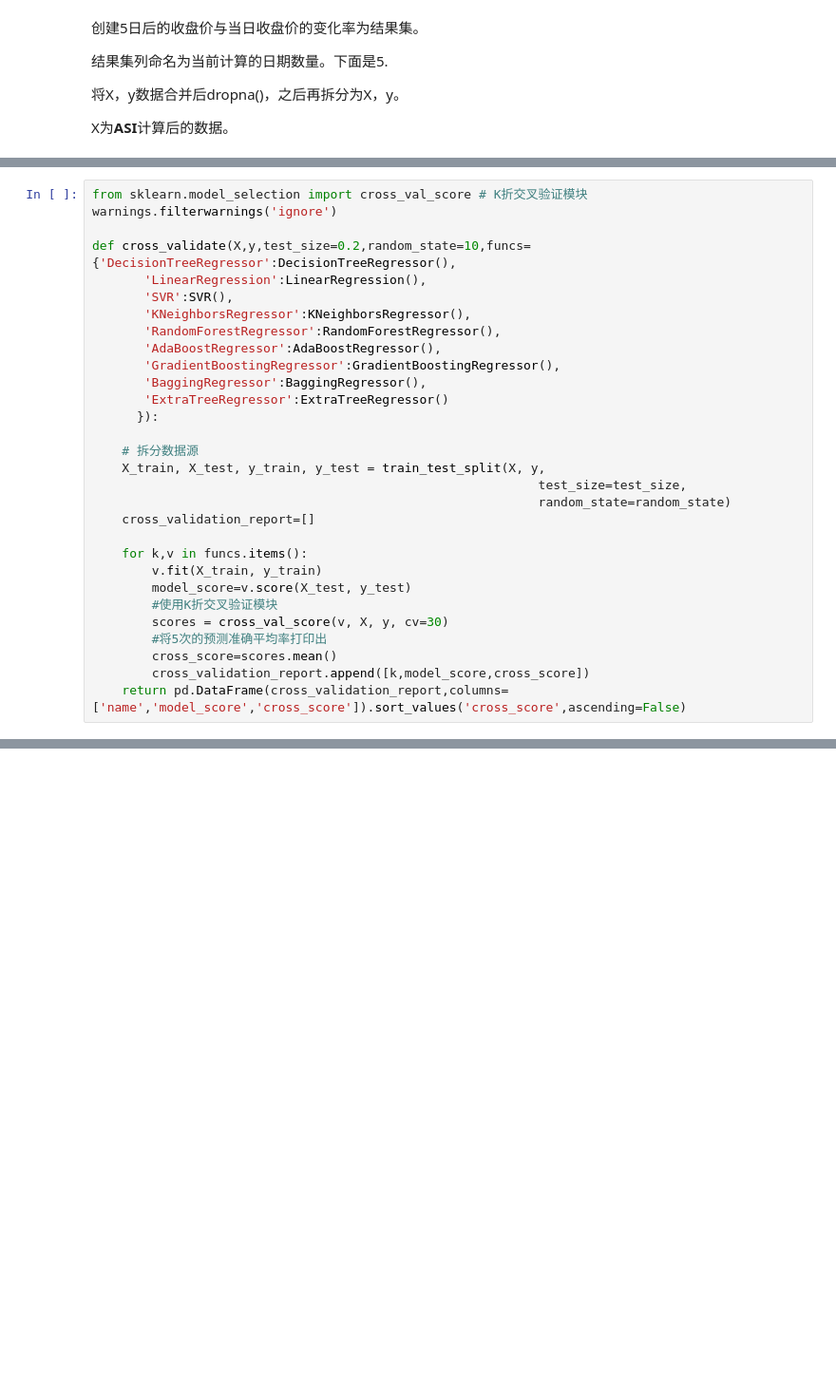
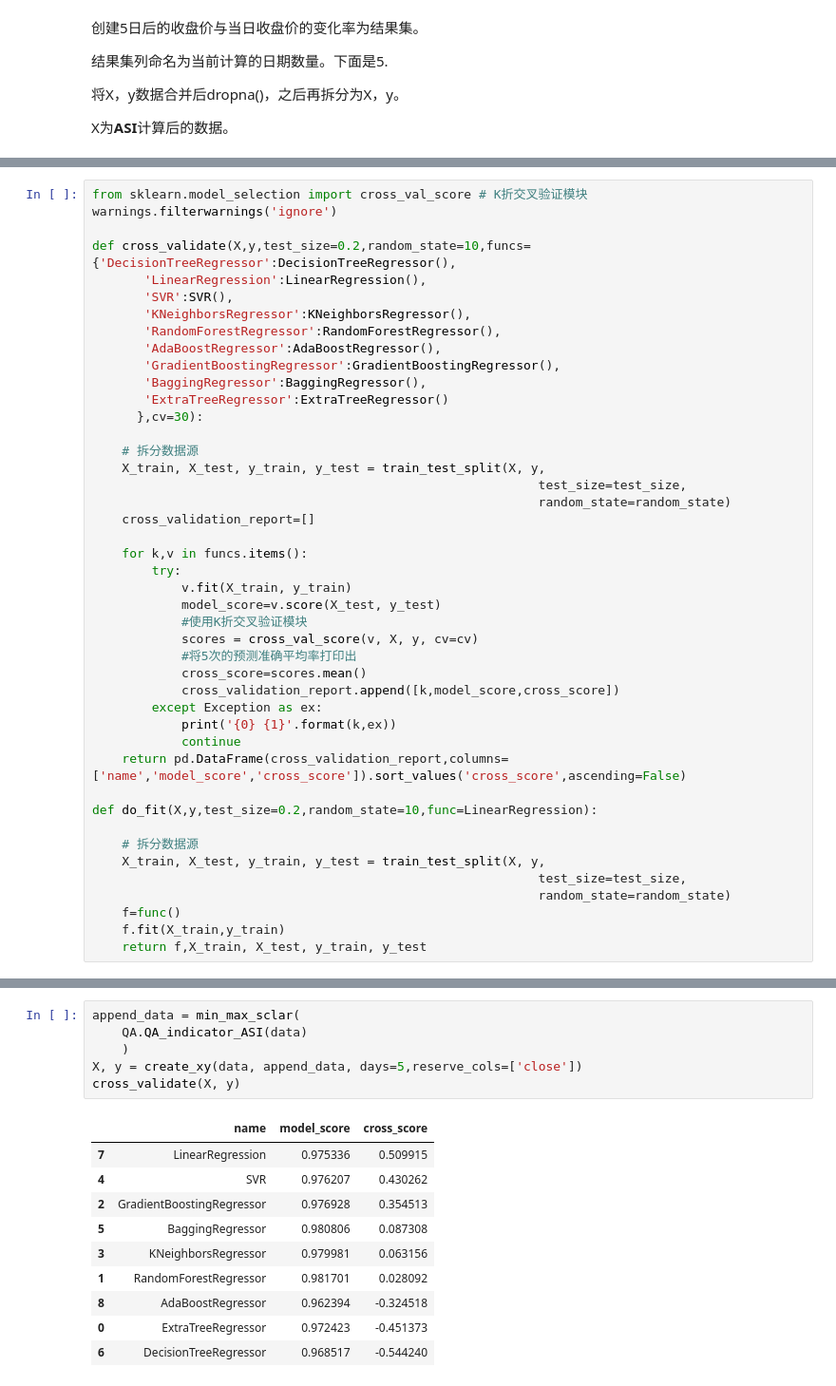
Before and after one commit to GuQiangJS/finance_ai_py, a Jupyter notebook: samples/Untitled Folder/未命名.ipynb, the cells around one changed output, grey strips where cells are left out. Shown at 95% size. Cells and saved outputs as stored; diff of their text form; blank space fills up the shorter version.

```diff
--- a/samples/Untitled Folder/未命名.ipynb
+++ b/samples/Untitled Folder/未命名.ipynb
@@ -122,7 +121,7 @@ def cross_validate(X,y,test_size=0.2,random_state=10,funcs={'DecisionTreeRegress
        'GradientBoostingRegressor':GradientBoostingRegressor(),
        'BaggingRegressor':BaggingRegressor(),
        'ExtraTreeRegressor':ExtraTreeRegressor()
-      }):
+      },cv=30):
 
     # 拆分数据源
     X_train, X_test, y_train, y_test = train_test_split(X, y,
@@ -131,11 +130,25 @@ def cross_validate(X,y,test_size=0.2,random_state=10,funcs={'DecisionTreeRegress
     cross_validation_report=[]
 
     for k,v in funcs.items():
-        v.fit(X_train, y_train)
-        model_score=v.score(X_test, y_test)
-        #使用K折交叉验证模块
-        scores = cross_val_score(v, X, y, cv=30)
-        #将5次的预测准确平均率打印出
-        cross_score=scores.mean()
-        cross_validation_report.append([k,model_score,cross_score])
+        try:
+            v.fit(X_train, y_train)
+            model_score=v.score(X_test, y_test)
+            #使用K折交叉验证模块
+            scores = cross_val_score(v, X, y, cv=cv)
+            #将5次的预测准确平均率打印出
+            cross_score=scores.mean()
+            cross_validation_report.append([k,model_score,cross_score])
+        except Exception as ex:
+            print('{0} {1}'.format(k,ex))
+            continue
     return pd.DataFrame(cross_validation_report,columns=['name','model_score','cross_score']).sort_values('cross_score',ascending=False)
+
+def do_fit(X,y,test_size=0.2,random_state=10,func=LinearRegression):
+
+    # 拆分数据源
+    X_train, X_test, y_train, y_test = train_test_split(X, y,
+                                                            test_size=test_size,
+                                                            random_state=random_state)
+    f=func()
+    f.fit(X_train,y_train)
+    return f,X_train, X_test, y_train, y_test
@@ -154,0 +161,17 @@ cross_validate(X,y)
+# %%
+append_data = min_max_sclar(
+    QA.QA_indicator_ASI(data)
+    )
+X, y = create_xy(data, append_data, days=5,reserve_cols=['close'])
+cross_validate(X, y)
+# %% [output]
+|  | name | model_score | cross_score |
+| 7 | LinearRegression | 0.975336 | 0.509915 |
+| 4 | SVR | 0.976207 | 0.430262 |
+| 2 | GradientBoostingRegressor | 0.976928 | 0.354513 |
+| 5 | BaggingRegressor | 0.980806 | 0.087308 |
+| 3 | KNeighborsRegressor | 0.979981 | 0.063156 |
+| 1 | RandomForestRegressor | 0.981701 | 0.028092 |
+| 8 | AdaBoostRegressor | 0.962394 | -0.324518 |
+| 0 | ExtraTreeRegressor | 0.972423 | -0.451373 |
+| 6 | DecisionTreeRegressor | 0.968517 | -0.544240 |
```
Also changed, not shown: parts of 36 cells of this notebook.
